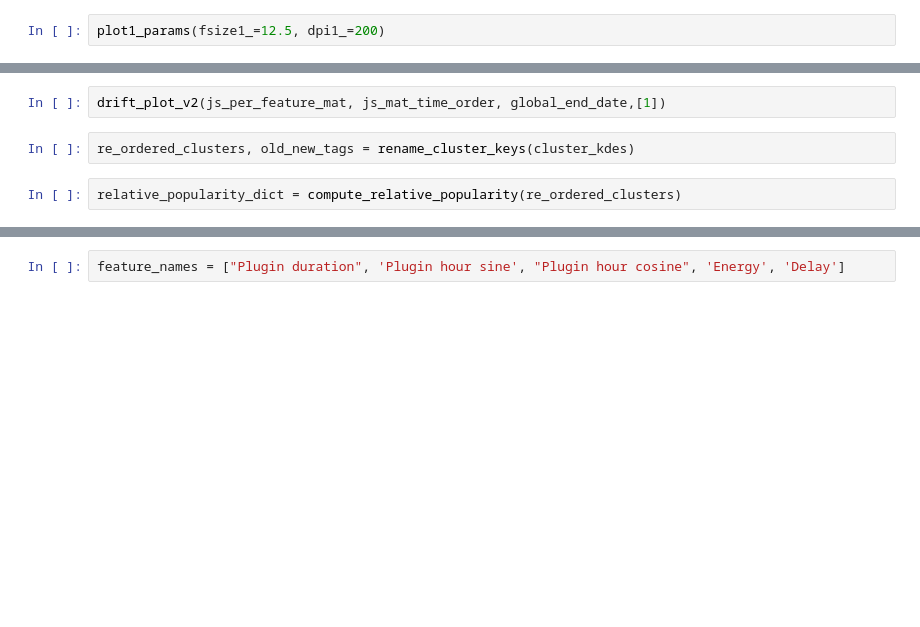
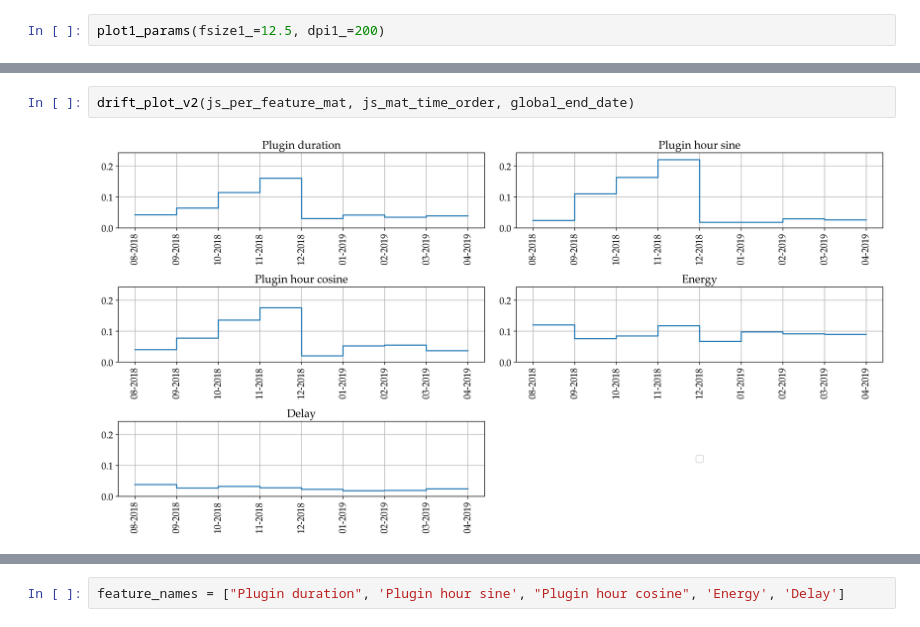
Before and after one commit to ghafyodtu/EV_dynamic_clustering, a Jupyter notebook: main_01.ipynb, the cells around one changed output, grey strips where cells are left out. Cells and saved outputs as stored; diff of their text form; blank space fills up the shorter version.

```diff
--- a/main_01.ipynb
+++ b/main_01.ipynb
@@ -66,7 +69,5 @@ styled_step_plot_with_dots(js_md_per_month)
 # %%
-drift_plot_v2(js_per_feature_mat, js_mat_time_order, global_end_date,[1])
+drift_plot_v2(js_per_feature_mat, js_mat_time_order, global_end_date)
+# %% [output]
+[figure, added]
-# %%
-re_ordered_clusters, old_new_tags = rename_cluster_keys(cluster_kdes)
-# %%
-relative_popularity_dict = compute_relative_popularity(re_ordered_clusters)
 # %%
```
Also changed, not shown: parts of 12 cells of this notebook, 4 other files.
